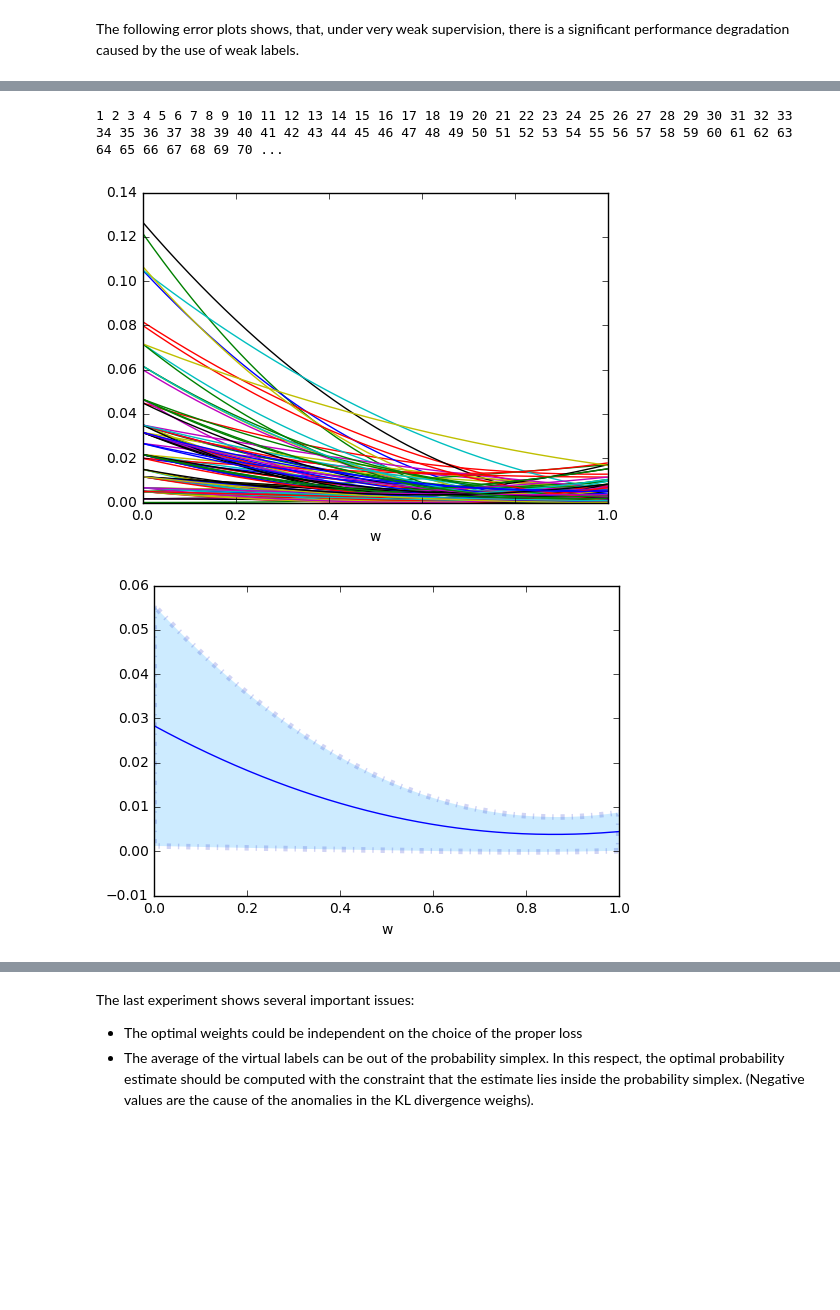
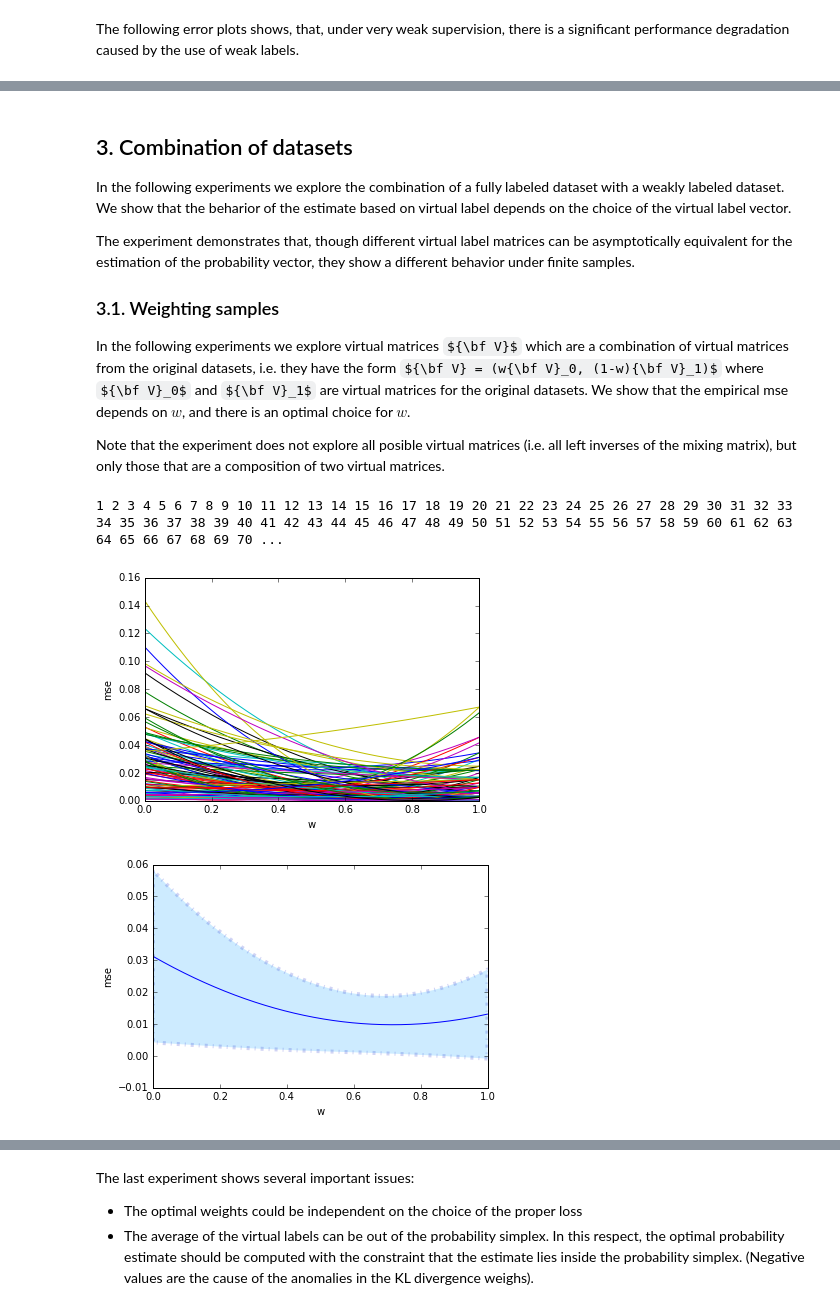
Before and after one commit to Orieus/WeakLabelModel, a Jupyter notebook: learnFromWL.ipynb, the cells around one changed output, grey strips where cells are left out. Cells and saved outputs as stored; diff of their text form; code cells hidden in the pictures; some formulas as TeX source; blank space fills up the shorter version.

Commit message:
Multiple dataset analysis

```diff
--- a/learnFromWL.ipynb
+++ b/learnFromWL.ipynb
@@ -37,7 +37,7 @@ eta = np.array([0.5, 0.2, 0.3])   # True probability vector
 
 # Mixing matrix
 M = wlw.computeM(C, beta=0.5, method='quasi_IPL')
-M = wlw.computeM(C, beta=0.4, method='noisy')
+# M = wlw.computeM(C, beta=0.4, method='noisy')
 M = M[np.sum(M, axis=1) > 0]   # This is to remove zero rows, which are not relevant
 
 # Show:
@@ -160,7 +165,7 @@ def computeNLL(iz, M, f):
 # %% [markdown]
 We can verify that the EM steps monotonically decrease the NLL
 # %%
-n_it = 1000
+n_it = 10000
 
 f = None
 NLL = []
@@ -172,6 +177,8 @@ I = np.eye(M.shape[0])
 z = I[iz.astype(int)]
 q = np.mean(z, axis=0)
 
+f_lim = computeML(iz, M, f, max_iter=10000, echo='on')
+
 for i in range(n_it):
 
     f_new = computeML(iz, M, f, max_iter=1)
@@ -181,15 +188,15 @@ for i in range(n_it):
     else:
         f = np.copy(f_new)
 
-    NLL.append(computeNLL(iz, M, f) + np.dot(q, np.log(q)))
-    MSE.append(np.mean((f - eta)**2))
+    # NLL.append(computeNLL(iz, M, f) + np.dot(q, np.log(q)))
+    NLL.append(computeNLL(iz, M, f) + np.dot(q, np.log(np.dot(M, f_lim))))
+    MSE.append(np.sum((f - eta)**2))
     KL.append(- np.dot(eta, np.log(f)) + np.dot(eta, np.log(eta)))
-    MSE_EM.append(np.mean((f - f_v)**2))
+    MSE_EM.append(np.sum((f - f_lim)**2))
 
-print f
-print q
-print f_v
-print eta
+print "eta = {0}".format(eta)
+print "f_ml = {0}".format(f)
+print "f_v = {0}".format(f_v)
 its = range(len(NLL))
 plt.loglog(its, NLL, label= "Normalized NLL")
 plt.loglog(its, MSE, label= "MSE")
@@ -198,6 +205,7 @@ plt.loglog(its, KL, label= "KL divergence")
 plt.legend(loc='best')
 plt.axis('tight')
 plt.xlabel('Iteration')
+plt.ylim((1e-14, plt.ylim()[1]))
 plt.show()
 print "The final estimate is {0}".format(f)
 print "The true label is {0}".format(eta)
@@ -235,15 +243,13 @@ for n in range(n_sim):
         print '\r Simulation {0} out of {1}'.format(str(n+1), n_sim),
     # Generate true labels
     iy = np.random.choice(np.arange(0, C), size=K, p=eta)
-    y = I[iy]
 
     # Generate weak label indices
     iz = wlw.generateWeak(iy, M, C)
     # Estimation with virtual labels
     v = wlw.computeVirtual(iz, C, method='Mproper', M=M)
     f_v = np.cumsum(v, axis=0) / np.arange(1, K+1)[:,np.newaxis]
-
-    mse_n = np.mean((f_v - eta)**2, axis=1)
+    mse_n = np.sum((f_v - eta)**2, axis=1)
     mse['wll'].append(mse_n)
 # %% [output]
  Simulation 100 out of 100
@@ -268,7 +274,8 @@ plt.show()
 In the following we test, for a fixed sample size, the estimation of $\boldsymbol{\eta}$ as the average of virtual labels, in comparison with a complete supervision, as the average of the true labels.
 # %%
 n_sim = 100
-mse = {'sup': [], 'wll': []}
+mse = {'sup': [], 'wll': [], 'wml': []}
+I_C = np.eye(C)
 
 for n in range(n_sim):
 
@@ -277,7 +284,7 @@ for n in range(n_sim):
 
     # Generate true labels
     iy = np.random.choice(np.arange(0, C), size=K, p=eta)
-    y = I[iy]
+    y = I_C[iy]
 
     # Generate weak label indices
     iz = wlw.generateWeak(iy, M, C)
@@ -290,7 +297,11 @@ for n in range(n_sim):
     # v = wlw.computeVirtual(iz, C, method='quasi_IPL')
     v = wlw.computeVirtual(iz, C, method='Mproper', M=M)
     f_v = np.mean(v, axis=0)
-    mse['wll'].append(np.mean((f_v - eta)**2))
+    mse['wll'].append(np.sum((f_v - eta)**2))
+
+    # Estimation with ML-EM
+    f_ml = computeML(iz, M, f0=None, max_iter=1000, echo='off')
+    mse['wml'].append(np.sum((f_ml - eta)**2))
 # %% [output]
  Simulation 100 out of 100
 # %% [markdown]
@@ -314,3 +325,15 @@ plt.show()
+# %% [markdown]
+## 3. Combination of datasets
+
+In the following experiments we explore the combination of a fully labeled dataset with a weakly labeled dataset. We show that the beharior of the estimate based on virtual label depends on the choice of the virtual label vector.
+
+The experiment demonstrates that, though different virtual label matrices can be asymptotically equivalent for the estimation of the probability vector, they show a different behavior under finite samples.
+
+### 3.1. Weighting samples
+
+In the following experiments we explore virtual matrices ${\bf V}$ which are a combination of virtual matrices from the original datasets, i.e. they have the form ${\bf V} = (w{\bf V}_0, (1-w){\bf V}_1)$ where ${\bf V}_0$ and ${\bf V}_1$ are virtual matrices for the original datasets. We show that the empirical mse depends on $w$, and there is an optimal choice for $w$.
+
+Note that the experiment does not explore all posible virtual matrices (i.e. all left inverses of the mixing matrix), but only those that are a composition of two virtual matrices.
 # %%
 n_sim = 100
 K = 50
@@ -323,39 +346,43 @@ for n in range(n_sim):
 
     # Generate fully labeled dataset
     iy = np.random.choice(np.arange(0, C), size=K, p=eta)
-    y = I[iy]
+    y = I_C[iy]
 
     # Generate weakly labeled dataset
     iy = np.random.choice(np.arange(0, C), size=K, p=eta)
     iz = wlw.generateWeak(iy, M, C)
 
     # Supervised estimation
     f = np.mean(y, axis=0)
 
     # Estimation with virtual labels
     # v = wlw.computeVirtual(iz, C, method='quasi_IPL')
     v = wlw.computeVirtual(iz, C, method='Mproper', M=M)
     f_v = np.mean(v, axis=0)
 
+    # Combination of virtual labels.
+    # Al values of w provide consistent virtual matrices. However, the msw for a finite sample depends on w.
     w = np.arange(0, 1, 0.001)[:, np.newaxis]
     f_est = f * w + f_v * (1 - w)
-    mse_n = np.mean((f_est - eta)**2, axis=1)
+    mse_n = np.sum((f_est - eta)**2, axis=1)
     mse.append(mse_n)
 
 plt.plot(w.flatten(), np.array(mse).T)
 plt.xlabel('w')
+plt.ylabel('mse')
 plt.show()
 
 mse_mean =  np.mean(np.array(mse), axis=0)
 mse_std = np.std(np.array(mse), axis=0)
 plt.plot(w.flatten(), mse_mean)
 plt.fill_between(w.flatten(), mse_mean - mse_std, mse_mean + mse_std,
     alpha=0.2, edgecolor='#1B2ACC', facecolor='#089FFF',
     linewidth=4, linestyle='dashdot', antialiased=True)
 plt.xlabel('w')
+plt.ylabel('mse')
 plt.show()
 # %% [output]
 1 2 3 4 5 6 7 8 9 10 11 12 13 14 15 16 17 18 19 20 21 22 23 24 25 26 27 28 29 30 31 32 33 34 35 36 37 38 39 40 41 42 43 44 45 46 47 48 49 50 51 52 53 54 55 56 57 58 59 60 61 62 63 64 65 66 67 68 69 70 ...
-[figure, old version]
+[figure, new version]
-[figure, old version]
+[figure, new version]
 # %% [markdown]
```
Also changed, not shown: parts of 18 cells of this notebook, 1 other file.
